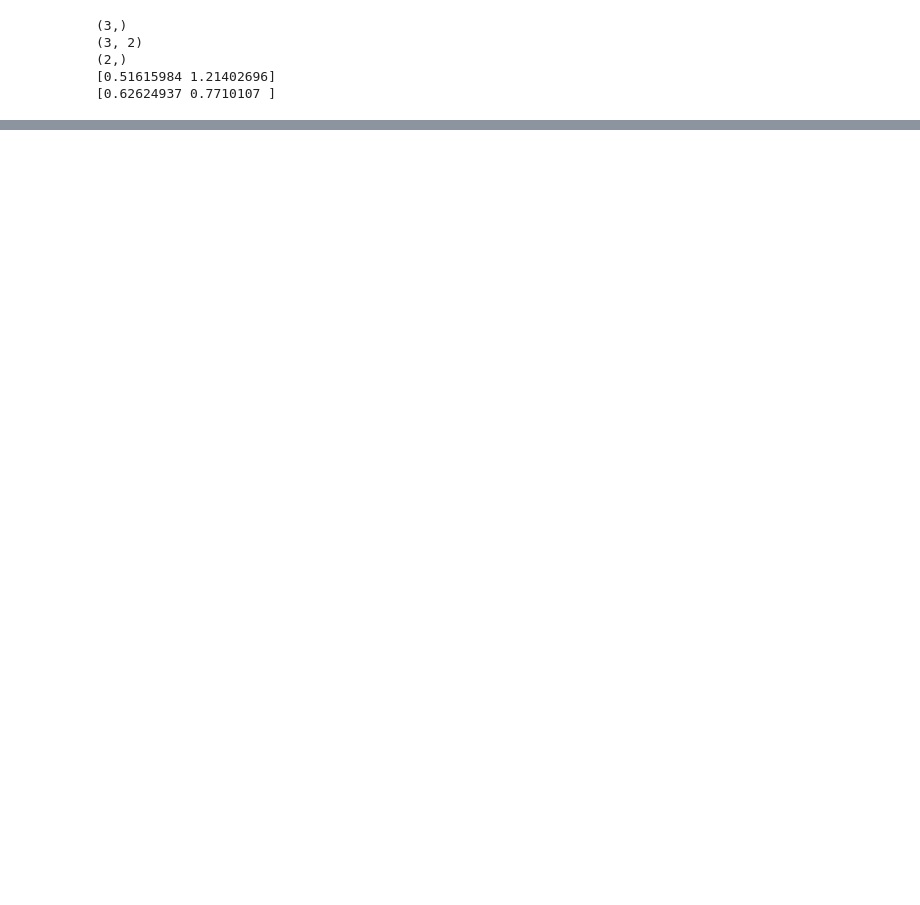
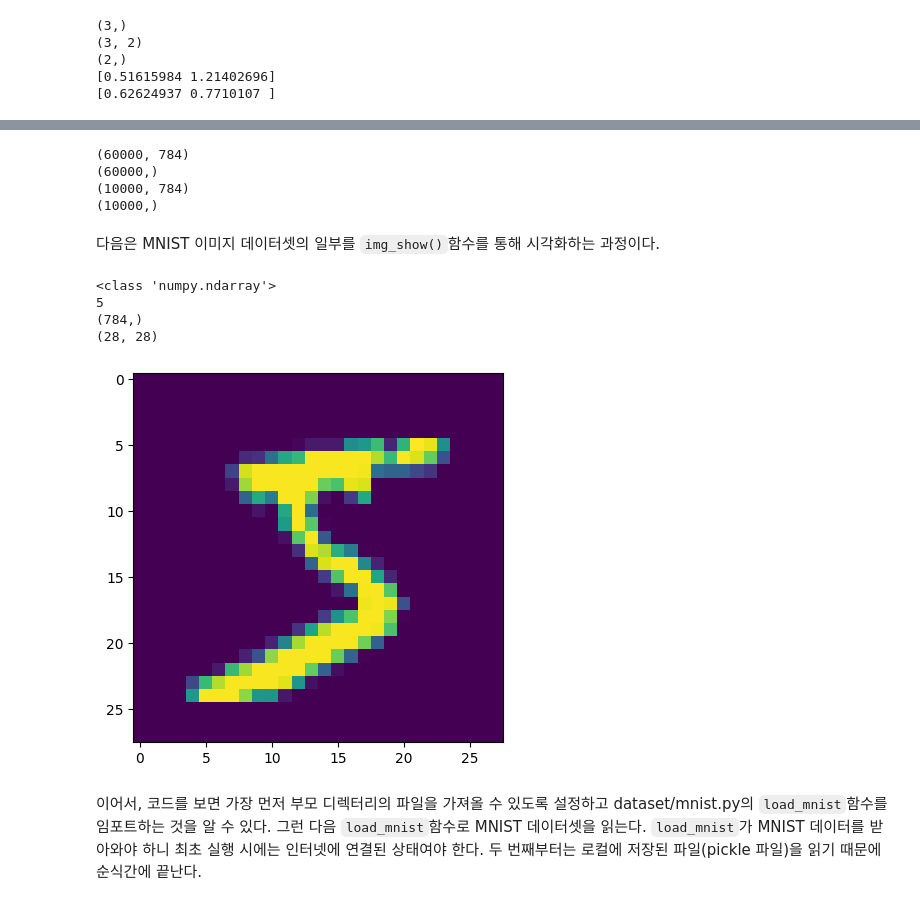
Before and after one commit to SeungChanBaek-stat/deep-learning-from-scratch, a Jupyter notebook: 밑바닥부터 시작하는 딥러닝1/밑시딥1 - 3장/밑시딥1 - 3장 신경망.ipynb, the cells around one changed output, grey strips where cells are left out. Cells and saved outputs as stored; diff of their text form; code cells hidden in the pictures; blank space fills up the shorter version.

```diff
--- a/밑바닥부터 시작하는 딥러닝1/밑시딥1 - 3장/밑시딥1 - 3장 신경망.ipynb
+++ b/밑바닥부터 시작하는 딥러닝1/밑시딥1 - 3장/밑시딥1 - 3장 신경망.ipynb
@@ -527,0 +992,54 @@ Y = identity_function(A3)   # 혹은 Y = A3
+# %%
+import sys, os
+# sys.path.append("c:\\Users\\SAMSUNG\\Downloads\\밑바닥부터 시작하는 딥러닝1") # 부모 디렉터리의 파일을 가져올 수 있도록 설정
+sys.path.append(os.pardir) # 부모 디렉터리의 파일을 가져올 수 있도록 설정
+from dataset.mnist import load_mnist
+
+# 처음 한 번은 몇 분 정도 걸립니다.
+(x_train, t_train), (x_test, t_test) = load_mnist(flatten=True, normalize=False)
+
+# 각 데이터의 형상 출력
+print(x_train.shape) # (60000, 784)
+print(t_train.shape) # (60000,)
+print(x_test.shape)  # (10000, 784)
+print(t_test.shape)  # (10000,)
+# %% [output]
+(60000, 784)
+(60000,)
+(10000, 784)
+(10000,)
+# %% [markdown]
+다음은 MNIST 이미지 데이터셋의 일부를 `img_show()`함수를 통해 시각화하는 과정이다.
+# %%
+import sys, os
+import numpy as np
+from matplotlib import pyplot as plt
+# sys.path.append(os.pardir) # 부모 디렉터리의 파일을 가져올 수 있도록 설정
+from dataset.mnist import load_mnist
+from PIL import Image
+
+def img_show(img):
+    pil_img = Image.fromarray(np.uint8(img)) # 넘파이로 저장된 이미지 데이터를 PIL용 데이터 객체로 변환
+    #pil_img.show()
+    plt.imshow(np.array(pil_img))
+    plt.show()
+
+img = x_train[0]
+label = t_train[0]
+
+print(type(img)) # <class 'numpy.ndarray'>
+print(label) # 5
+
+print(img.shape)          # (784,)
+img = img.reshape(28, 28) # 원래 이미지의 모양으로 변형
+print(img.shape)          # (28, 28)
+
+img_show(img)
+# %% [output]
+<class 'numpy.ndarray'>
+5
+(784,)
+(28, 28)
+[figure, added]
+# %% [markdown]
+이어서, 코드를 보면 가장 먼저 부모 디렉터리의 파일을 가져올 수 있도록 설정하고 dataset/mnist.py의 `load_mnist`함수를 임포트하는 것을 알 수 있다. 그런 다음 `load_mnist`함수로 MNIST 데이터셋을 읽는다. `load_mnist`가 MNIST 데이터를 받아와야 하니 최초 실행 시에는 인터넷에 연결된 상태여야 한다. 두 번째부터는 로컬에 저장된 파일(pickle 파일)을 읽기 때문에 순식간에 끝난다.
```
Also changed, not shown: parts of 95 cells of this notebook, 20 other files.
